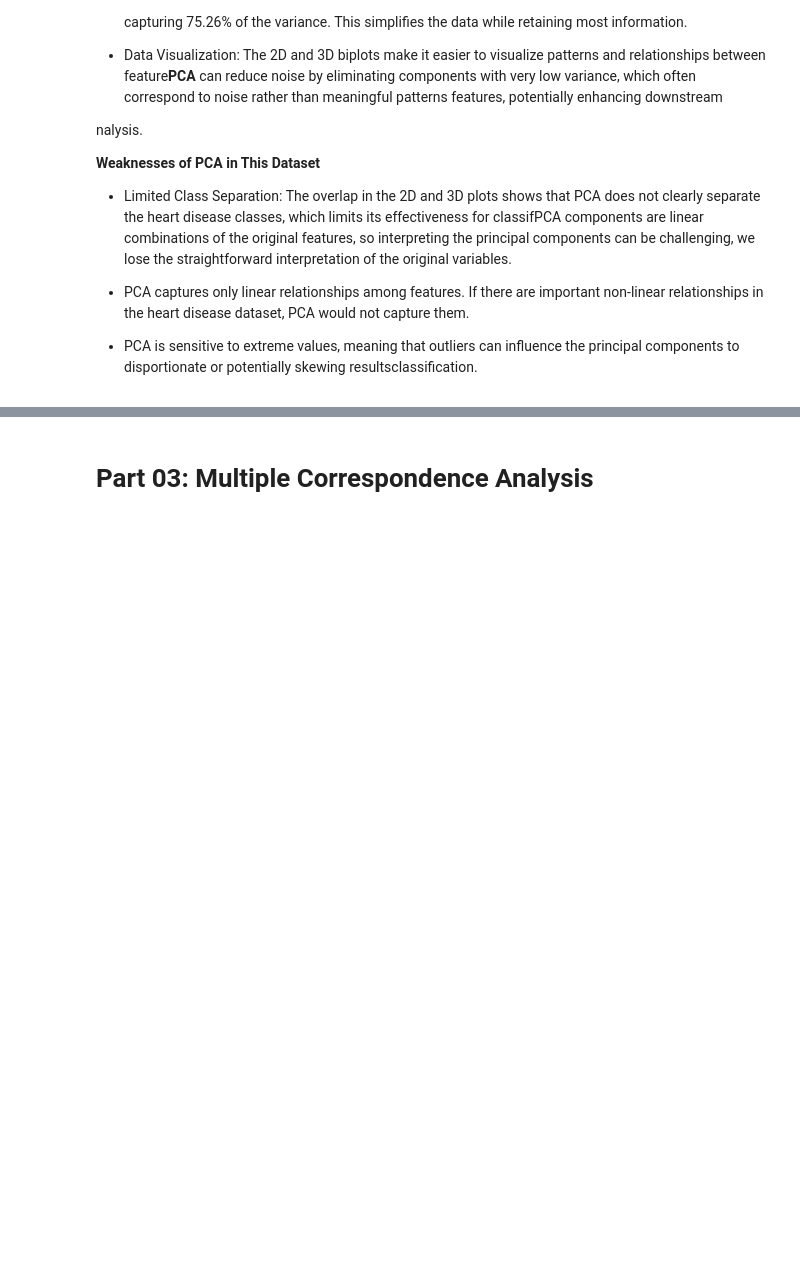
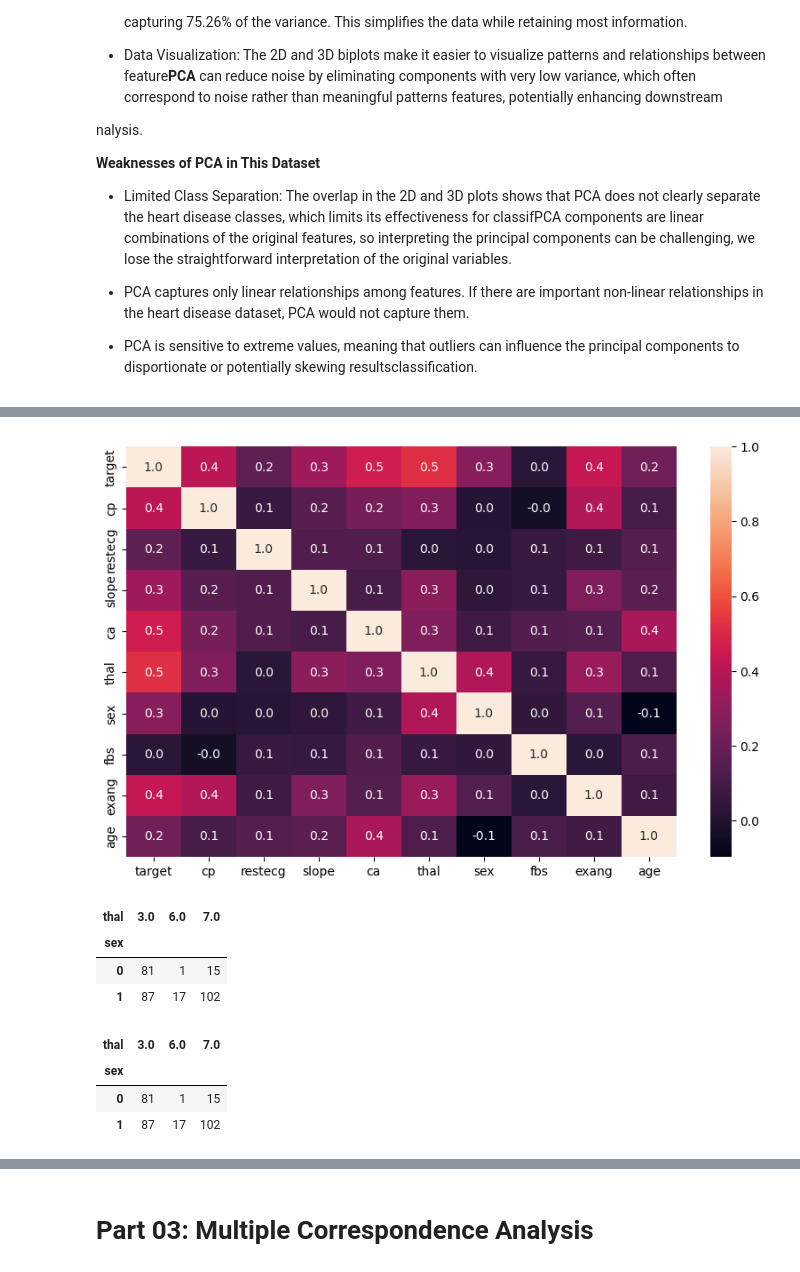
Before and after one commit to LynaMahdi/Comparative-analysis-of-PCA-CA-and-MCA, a Jupyter notebook: Heart-Disease-Analysis.ipynb, the cells around one changed output, grey strips where cells are left out. Saved outputs shown, nothing was run; the diff lists cells and outputs as text; code cells hidden in the pictures; blank space fills up the shorter version.

```diff
--- a/Heart-Disease-Analysis.ipynb
+++ b/Heart-Disease-Analysis.ipynb
@@ -601,0 +607,3 @@ nalysis.
+# %%
+only_categorical =dataset[['target', 'cp', 'restecg', 'slope', 'ca', 'thal', 'sex', 'fbs', 'exang', 'age']]
+only_categorical
@@ -601,0 +675,7 @@ nalysis.
+# %%
+#Correlation matrix seaborn
+plt.figure(figsize=(10,6))
+sns.heatmap(only_categorical.corr(),annot=True,fmt='.1f')
+plt.show()
+# %% [output]
+[figure, added]
@@ -601,0 +685,14 @@ nalysis.
+# %%
+sex_thal_contingancyTab
+# %% [output]
+| thal | 3.0 | 6.0 | 7.0 |
+| sex |  |  |  |
+| 0 | 81 | 1 | 15 |
+| 1 | 87 | 17 | 102 |
+# %%
+sex_thal_contingancyTab
+# %% [output]
+| thal | 3.0 | 6.0 | 7.0 |
+| sex |  |  |  |
+| 0 | 81 | 1 | 15 |
+| 1 | 87 | 17 | 102 |
```
Also changed, not shown: parts of 38 cells of this notebook.
